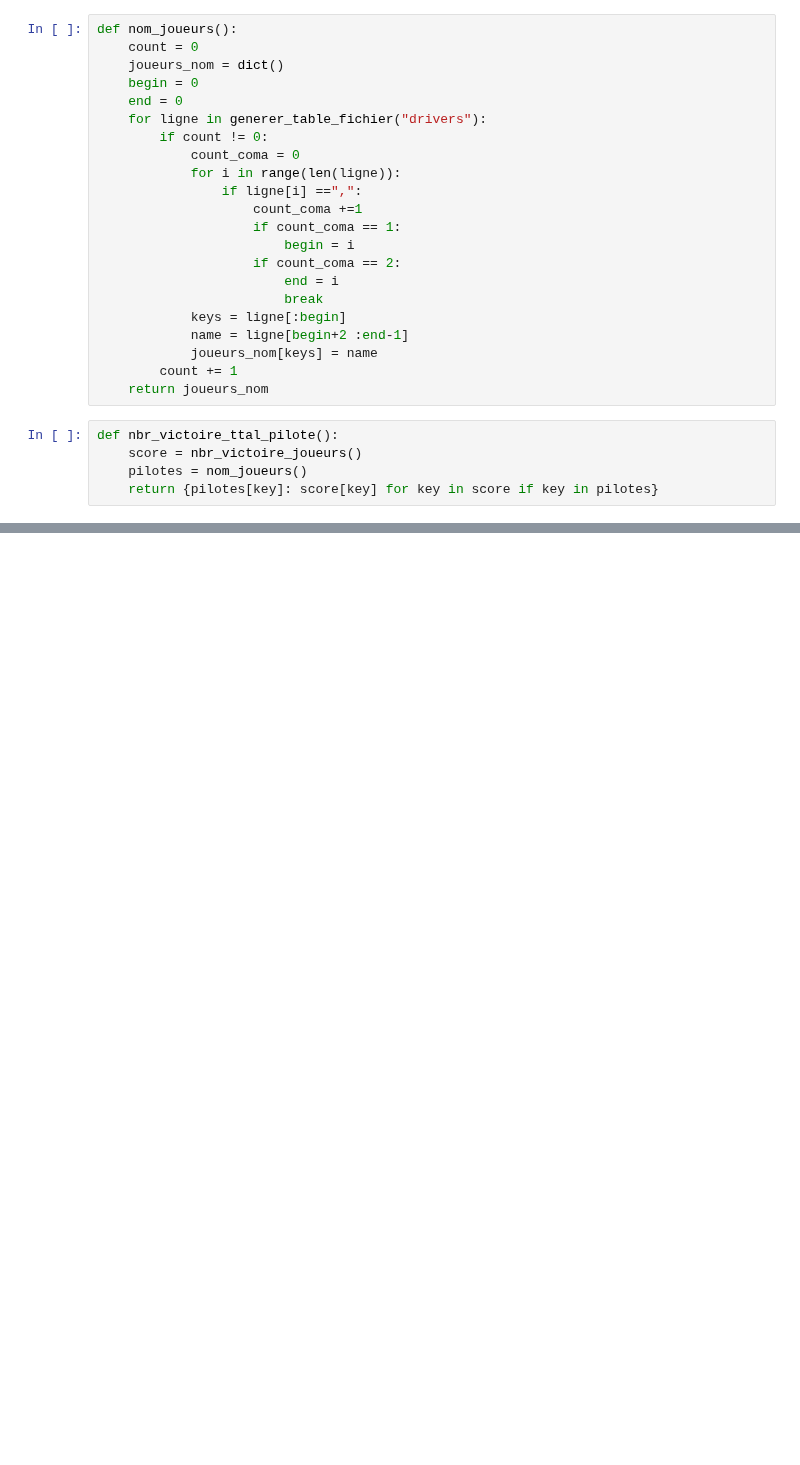
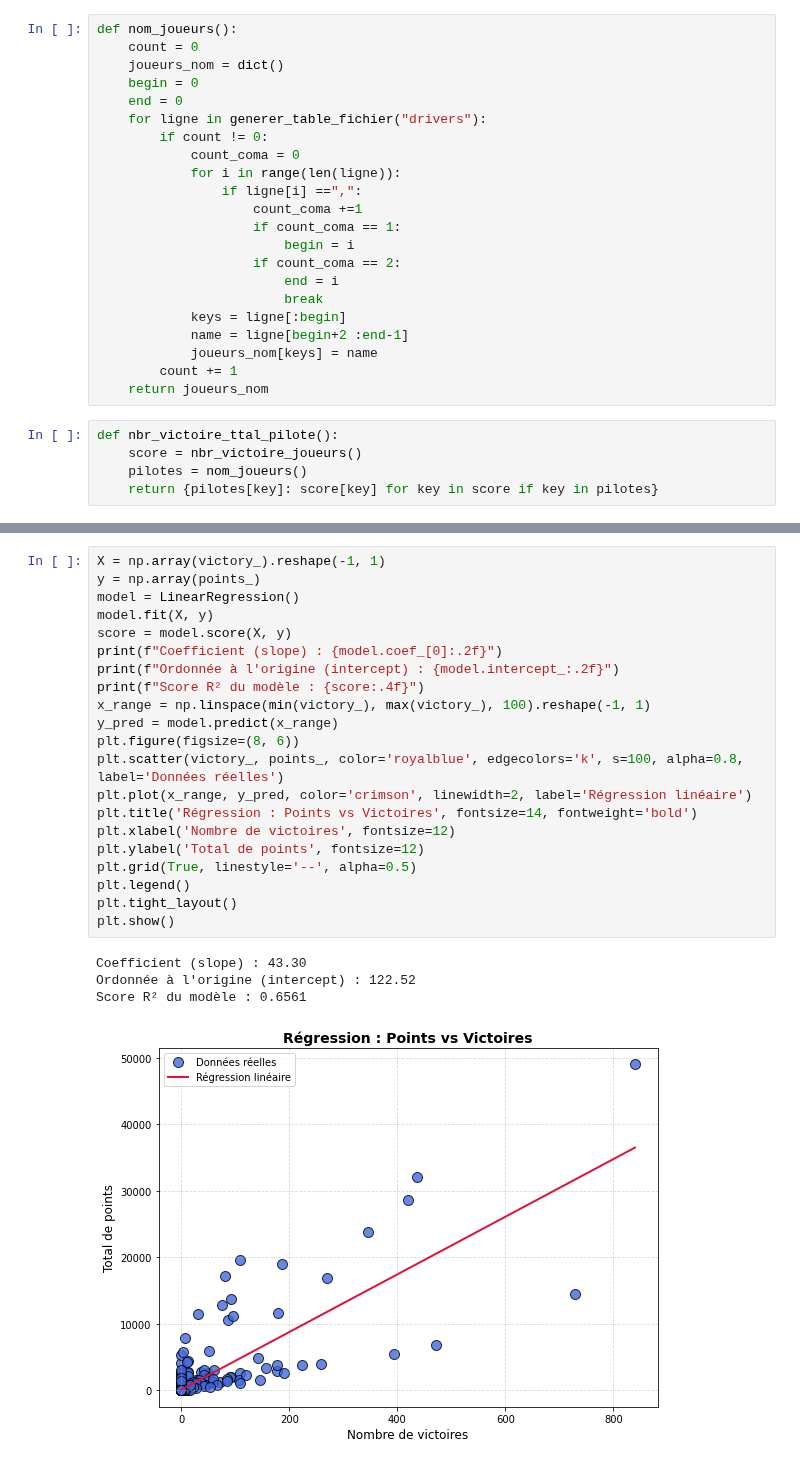
Before and after one commit to OzeelCharles/projet_info2, a Jupyter notebook: exploration_races_Charles.ipynb, the cells around one changed output, grey strips where cells are left out. Cells and saved outputs as stored; diff of their text form; blank space fills up the shorter version.

```diff
--- a/exploration_races_Charles.ipynb
+++ b/exploration_races_Charles.ipynb
@@ -192,0 +271,26 @@ def classement_absolu_pilote(pilote: str) -> int:
+# %%
+X = np.array(victory_).reshape(-1, 1)
+y = np.array(points_)
+model = LinearRegression()
+model.fit(X, y)
+score = model.score(X, y)
+print(f"Coefficient (slope) : {model.coef_[0]:.2f}")
+print(f"Ordonnée à l'origine (intercept) : {model.intercept_:.2f}")
+print(f"Score R² du modèle : {score:.4f}")
+x_range = np.linspace(min(victory_), max(victory_), 100).reshape(-1, 1)
+y_pred = model.predict(x_range)
+plt.figure(figsize=(8, 6))
+plt.scatter(victory_, points_, color='royalblue', edgecolors='k', s=100, alpha=0.8, label='Données réelles')
+plt.plot(x_range, y_pred, color='crimson', linewidth=2, label='Régression linéaire')
+plt.title('Régression : Points vs Victoires', fontsize=14, fontweight='bold')
+plt.xlabel('Nombre de victoires', fontsize=12)
+plt.ylabel('Total de points', fontsize=12)
+plt.grid(True, linestyle='--', alpha=0.5)
+plt.legend()
+plt.tight_layout()
+plt.show()
+# %% [output]
+Coefficient (slope) : 43.30
+Ordonnée à l'origine (intercept) : 122.52
+Score R² du modèle : 0.6561
+[figure, added]
```
Also changed, not shown: parts of 14 cells of this notebook.
